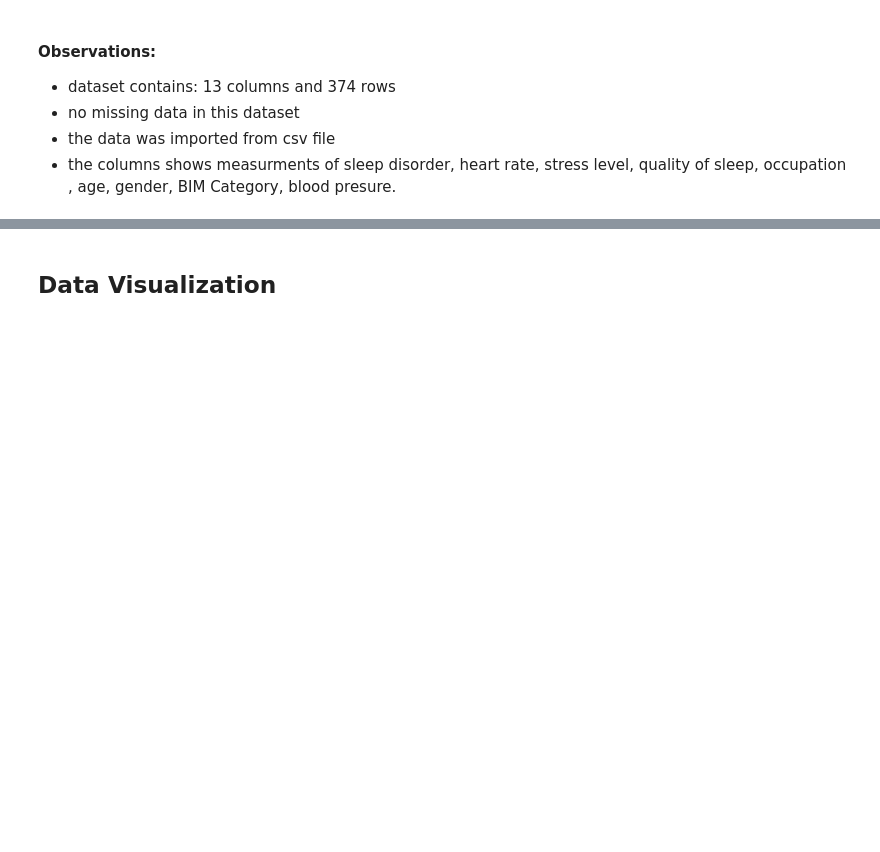
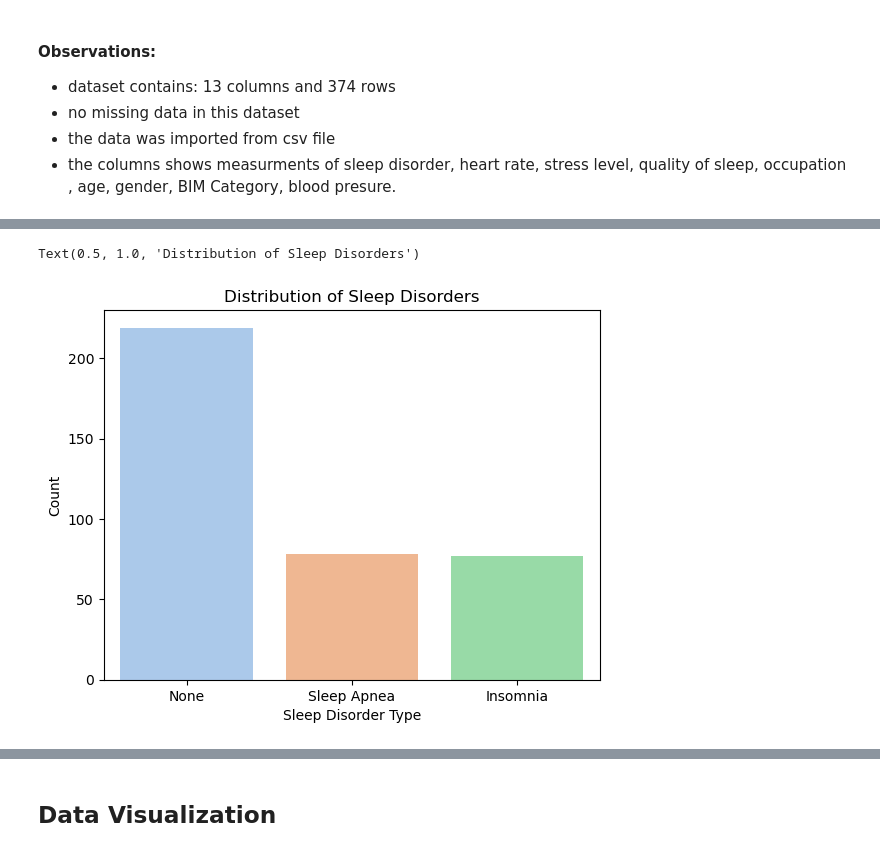
Before and after one commit to Waszka22/PfDA_Assignment, a Jupyter notebook: PfDA_Assignment.ipynb, the cells around one changed output, grey strips where cells are left out. Cells and saved outputs as stored; diff of their text form; code cells hidden in the pictures; blank space fills up the shorter version.

```diff
--- a/PfDA_Assignment.ipynb
+++ b/PfDA_Assignment.ipynb
@@ -238,0 +329,10 @@ Text(0.5, 1.0, 'Histagram of BMI Category')
+# %%
+sns.countplot(x='Sleep Disorder', data=df, palette='pastel')
+
+# Add labels and title
+plt.xlabel('Sleep Disorder Type')
+plt.ylabel('Count')
+plt.title('Distribution of Sleep Disorders')
+# %% [output]
+Text(0.5, 1.0, 'Distribution of Sleep Disorders')
+[figure, added]
```
Also changed, not shown: parts of 19 cells of this notebook.
